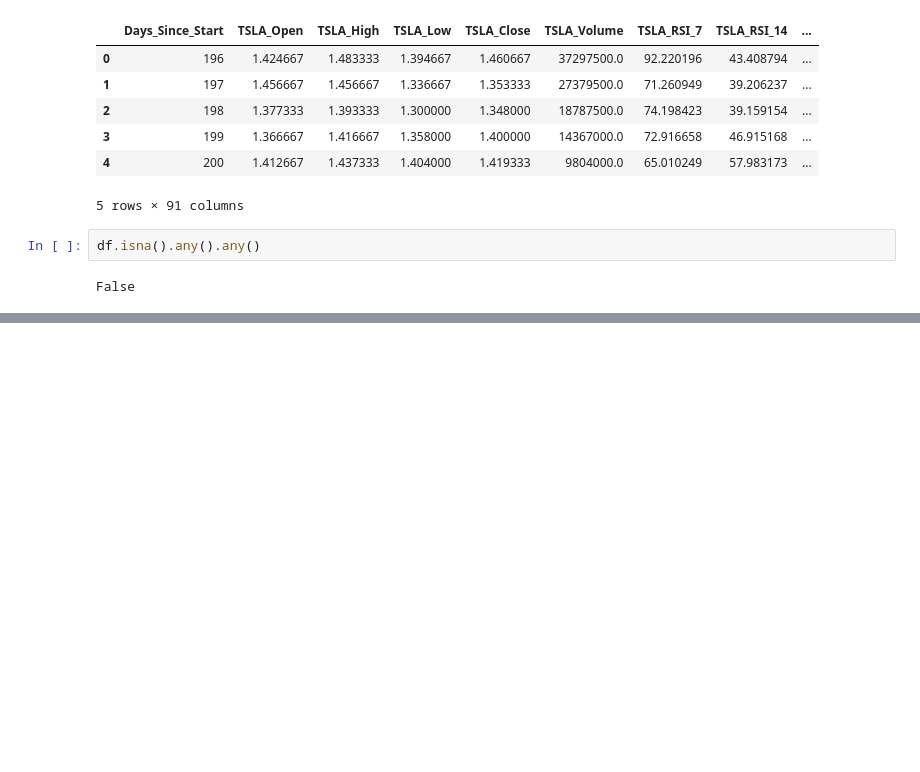
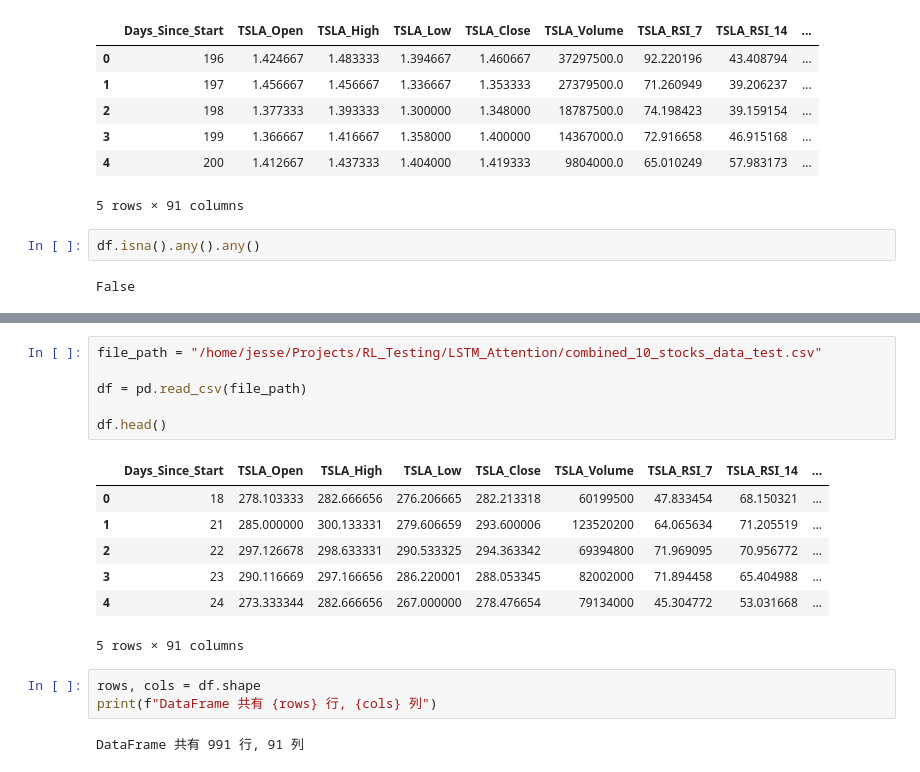
Before and after one commit to JesseLau24/RL_Testing, a Jupyter notebook: LSTM_Attention/01_Data_Prep_Multi_Asset.ipynb, the cells around one changed output, grey strips where cells are left out. Drawn from its saved outputs; the diff is of its cells as text; blank space fills up the shorter version.

```diff
--- a/LSTM_Attention/01_Data_Prep_Multi_Asset.ipynb
+++ b/LSTM_Attention/01_Data_Prep_Multi_Asset.ipynb
@@ -254,0 +429,19 @@ False
+# %%
+file_path = "/home/jesse/Projects/RL_Testing/LSTM_Attention/combined_10_stocks_data_test.csv"
+
+df = pd.read_csv(file_path)
+
+df.head()
+# %% [output]
+|  | Days_Since_Start | TSLA_Open | TSLA_High | TSLA_Low | TSLA_Close | TSLA_Volume | TSLA_RSI_7 | TSLA_RSI_14 | ... |
+| 0 | 18 | 278.103333 | 282.666656 | 276.206665 | 282.213318 | 60199500 | 47.833454 | 68.150321 | ... |
+| 1 | 21 | 285.000000 | 300.133331 | 279.606659 | 293.600006 | 123520200 | 64.065634 | 71.205519 | ... |
+| 2 | 22 | 297.126678 | 298.633331 | 290.533325 | 294.363342 | 69394800 | 71.969095 | 70.956772 | ... |
+| 3 | 23 | 290.116669 | 297.166656 | 286.220001 | 288.053345 | 82002000 | 71.894458 | 65.404988 | ... |
+| 4 | 24 | 273.333344 | 282.666656 | 267.000000 | 278.476654 | 79134000 | 45.304772 | 53.031668 | ... |
+5 rows × 91 columns
+# %%
+rows, cols = df.shape
+print(f"DataFrame 共有 {rows} 行, {cols} 列")
+# %% [output]
+DataFrame 共有 991 行, 91 列
```
Also changed, not shown: parts of 3 cells of this notebook, 11 other files.
